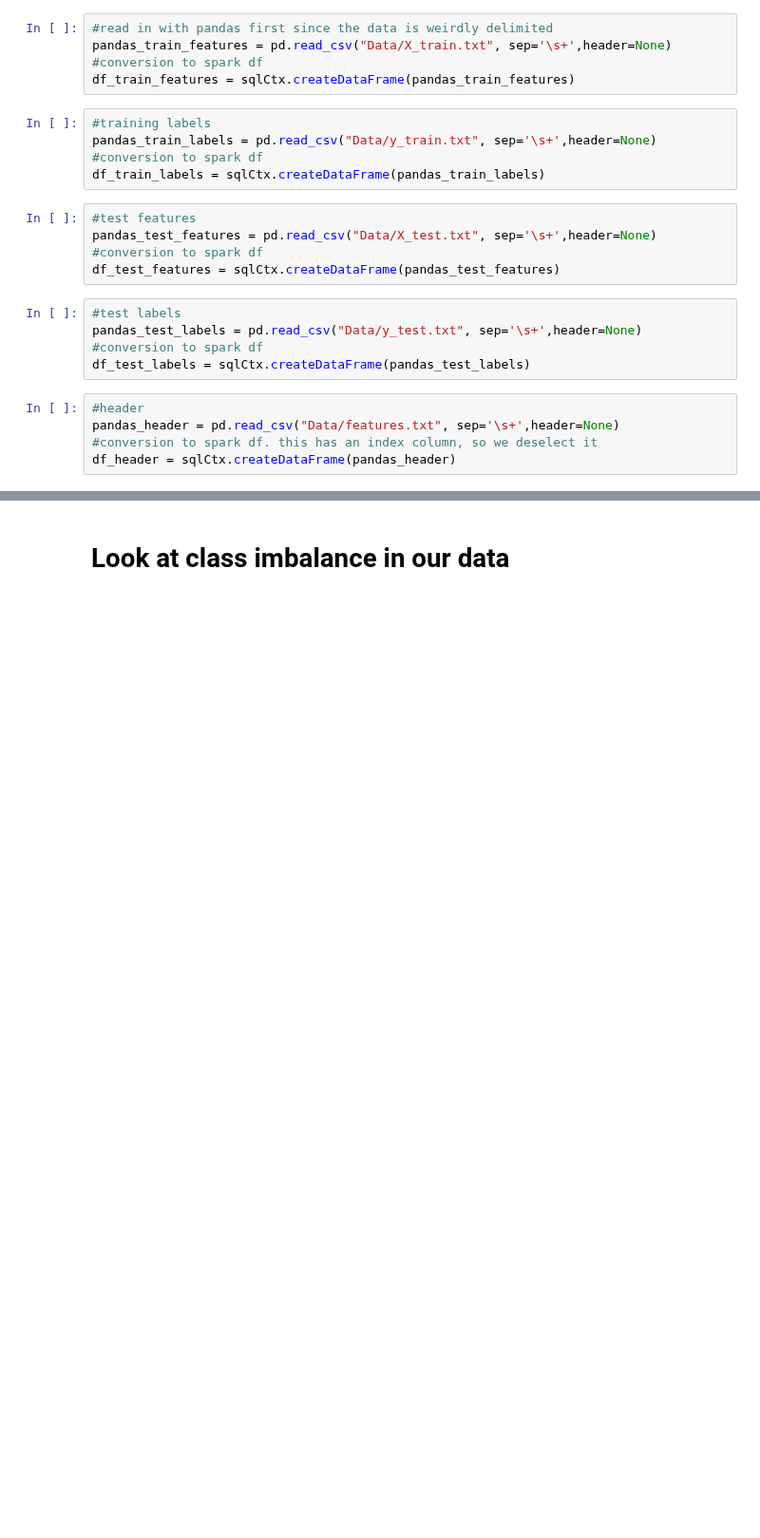
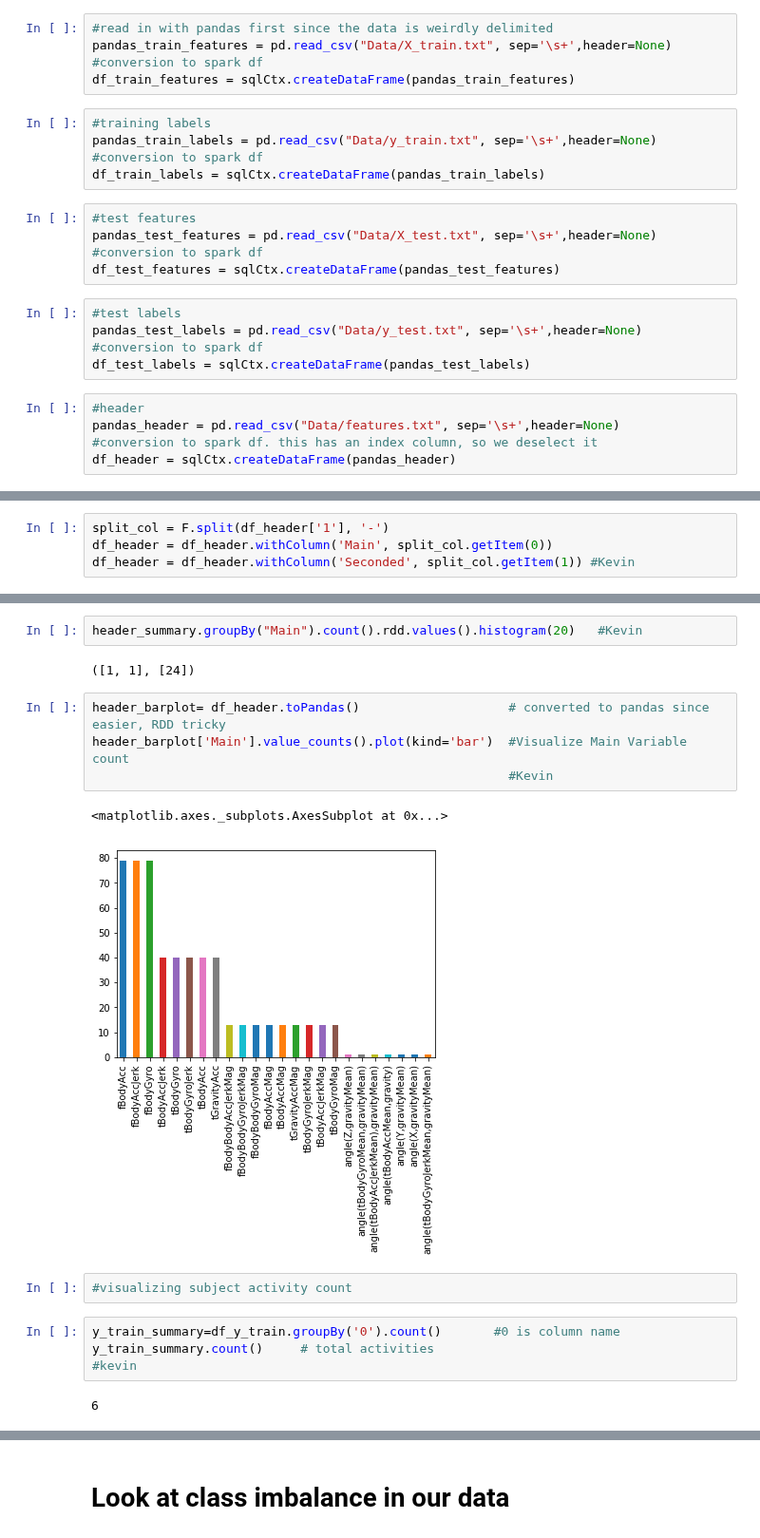
Before and after one commit to nathanhwangbo/PSTAT135_Final, a Jupyter notebook: preprocessing.ipynb, the cells around one changed output, grey strips where cells are left out. Shown at 95% size. Cells and saved outputs as stored; diff of their text form; blank space fills up the shorter version.

```diff
--- a/preprocessing.ipynb
+++ b/preprocessing.ipynb
@@ -60 +153,5 @@ df_header = sqlCtx.createDataFrame(pandas_header)
+# %%
+split_col = F.split(df_header['1'], '-')
+df_header = df_header.withColumn('Main', split_col.getItem(0))
+df_header = df_header.withColumn('Seconded', split_col.getItem(1)) #Kevin
 # %%
@@ -68,0 +202,18 @@ only showing top 1 row
+# %%
+header_summary.groupBy("Main").count().rdd.values().histogram(20)   #Kevin
+# %% [output]
+([1, 1], [24])
+# %%
+header_barplot= df_header.toPandas()                    # converted to pandas since easier, RDD tricky
+header_barplot['Main'].value_counts().plot(kind='bar')  #Visualize Main Variable count
+                                                        #Kevin
+# %% [output]
+<matplotlib.axes._subplots.AxesSubplot at 0x...>
+[figure, added]
+# %%
+#visualizing subject activity count
+# %%
+y_train_summary=df_y_train.groupBy('0').count()       #0 is column name
+y_train_summary.count()     # total activities                                                  #kevin
+# %% [output]
+6
```
Also changed, not shown: parts of 22 cells of this notebook.
